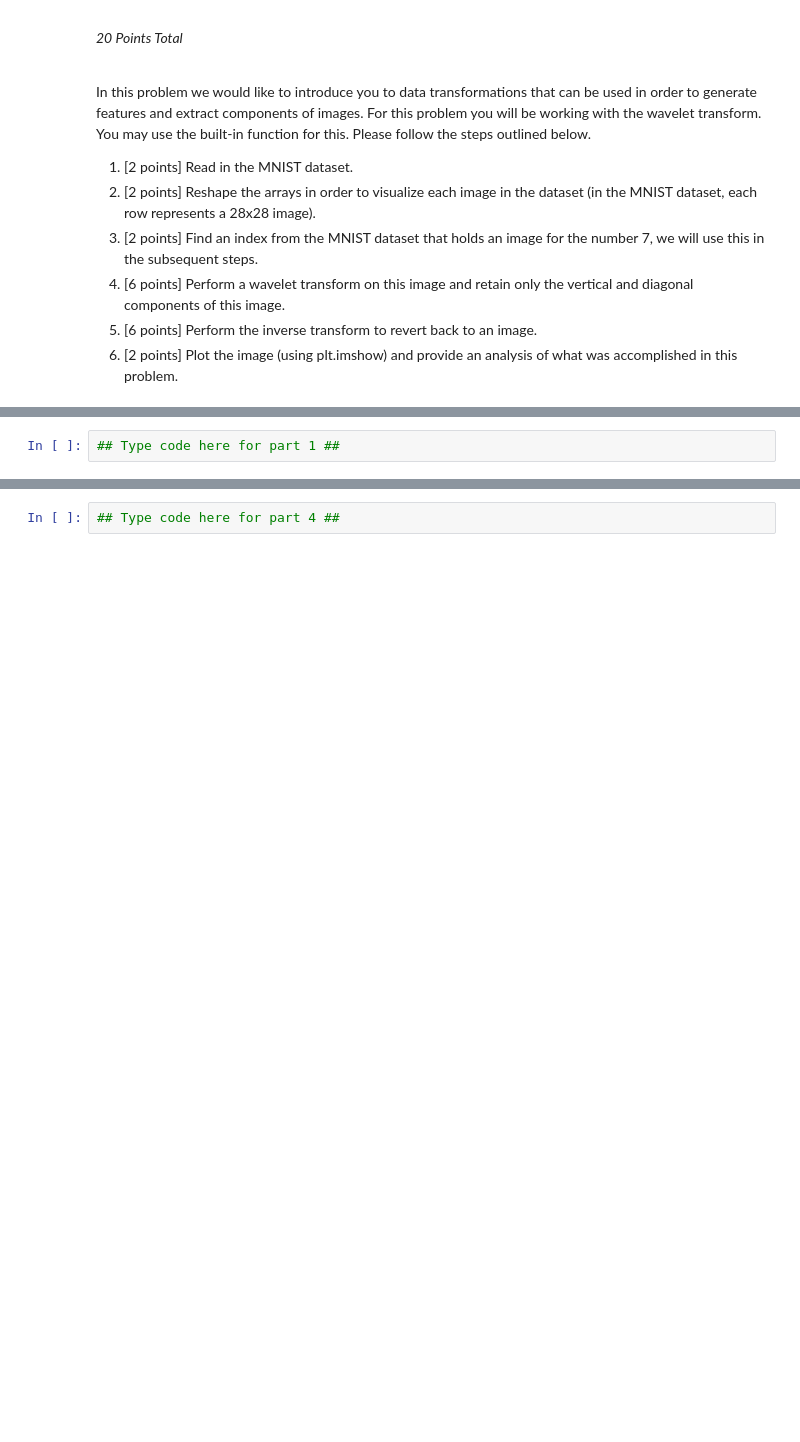
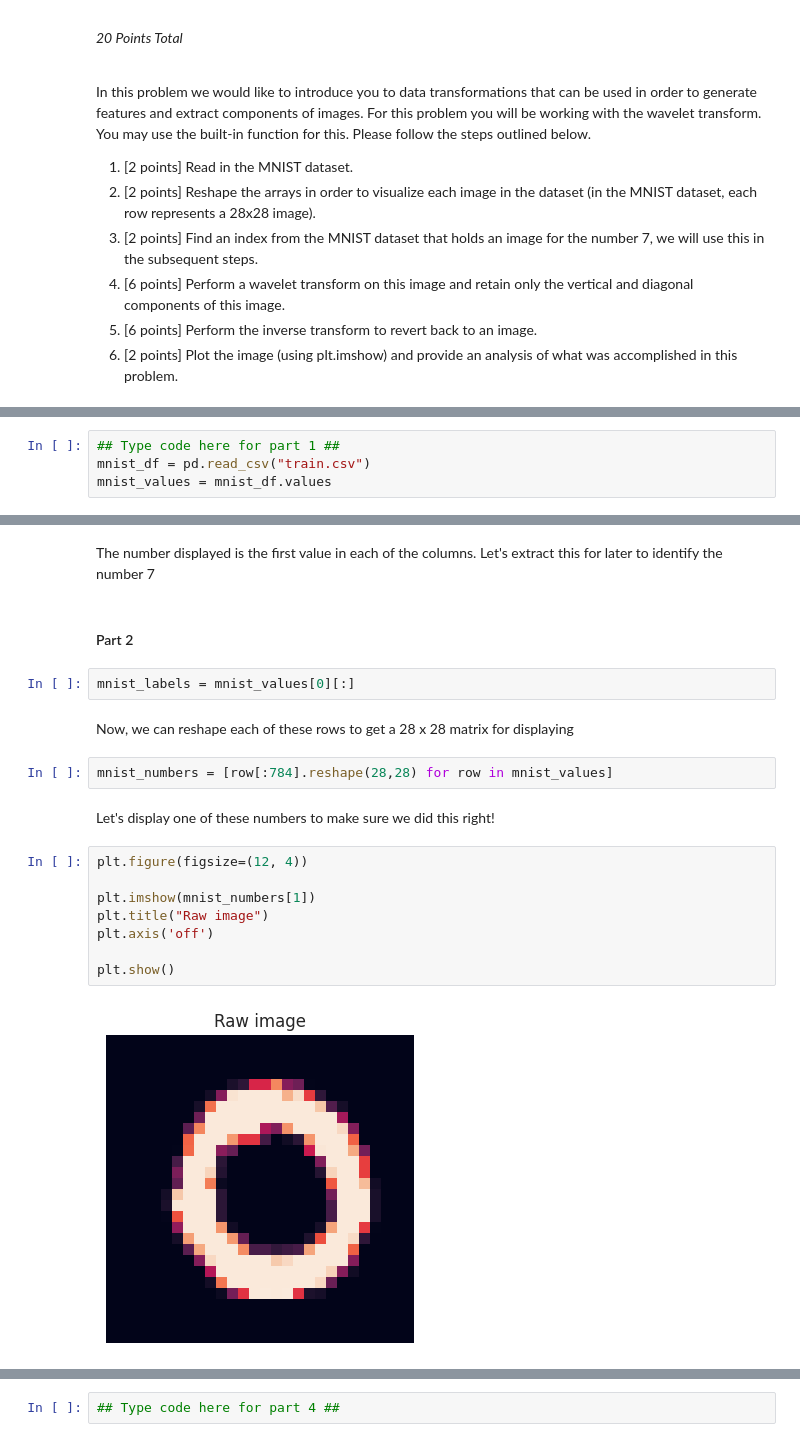
Before and after one commit to DrewRosales/algorithmsForDataScience, a Jupyter notebook: hw/hw2/HW2_v2024-02-08.ipynb, the cells around one changed output, grey strips where cells are left out. Drawn from its saved outputs; the diff is of its cells as text; blank space fills up the shorter version.

Commit message:
Finished the preprocessing for Part 3

```diff
--- a/hw/hw2/HW2_v2024-02-08.ipynb
+++ b/hw/hw2/HW2_v2024-02-08.ipynb
@@ -164,2 +251,4 @@ In this problem we would like to introduce you to data transformations that can
 # %%
 ## Type code here for part 1 ##
+mnist_df = pd.read_csv("train.csv")
+mnist_values = mnist_df.values
@@ -165,0 +271,22 @@ In this problem we would like to introduce you to data transformations that can
+# %% [markdown]
+The number displayed is the first value in each of the columns. Let's extract this for later to identify the number 7
+# %% [markdown]
+#### Part 2
+# %%
+mnist_labels = mnist_values[0][:]
+# %% [markdown]
+Now, we can reshape each of these rows to get a 28 x 28 matrix for displaying
+# %%
+mnist_numbers = [row[:784].reshape(28,28) for row in mnist_values]
+# %% [markdown]
+Let's display one of these numbers to make sure we did this right!
+# %%
+plt.figure(figsize=(12, 4))
+
+plt.imshow(mnist_numbers[1])
+plt.title("Raw image")
+plt.axis('off')
+
+plt.show()
+# %% [output]
+[figure, added]
```
Also changed, not shown: parts of 49 cells of this notebook.
